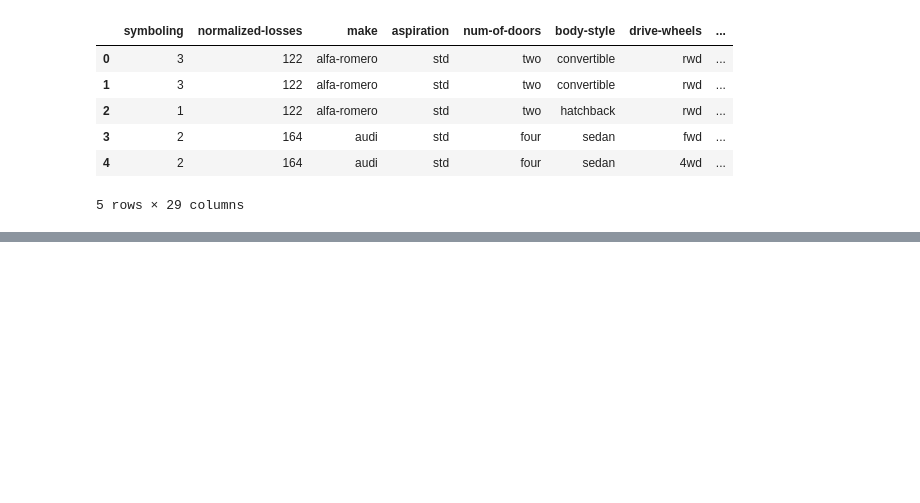
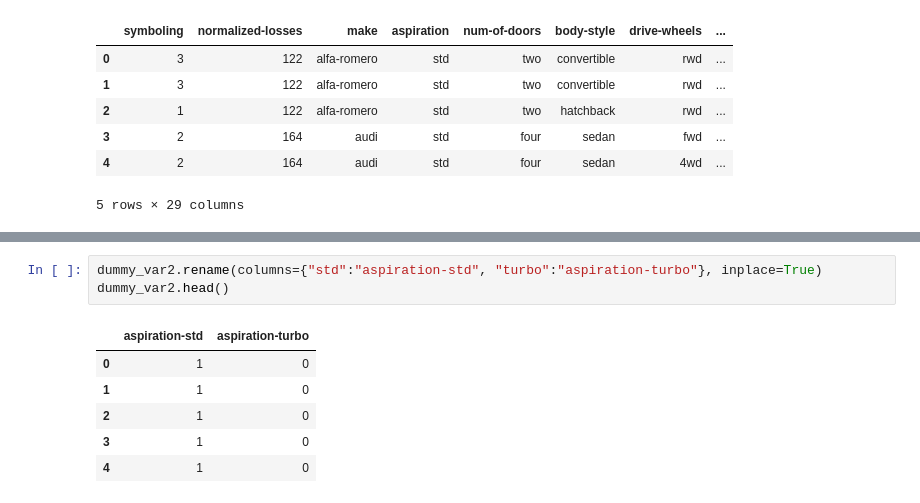
Before and after one commit to oktavianuu/data-analysis, a Jupyter notebook: data-wrangling/data_wrangling.ipynb, the cells around one changed output, grey strips where cells are left out. Drawn from its saved outputs; the diff is of its cells as text; blank space fills up the shorter version.

```diff
--- a/data-wrangling/data_wrangling.ipynb
+++ b/data-wrangling/data_wrangling.ipynb
@@ -532,0 +545,10 @@ df.head()
+# %%
+dummy_var2.rename(columns={"std":"aspiration-std", "turbo":"aspiration-turbo"}, inplace=True)
+dummy_var2.head()
+# %% [output]
+|  | aspiration-std | aspiration-turbo |
+| 0 | 1 | 0 |
+| 1 | 1 | 0 |
+| 2 | 1 | 0 |
+| 3 | 1 | 0 |
+| 4 | 1 | 0 |
```
Also changed, not shown: parts of 6 cells of this notebook, 1 other file.
